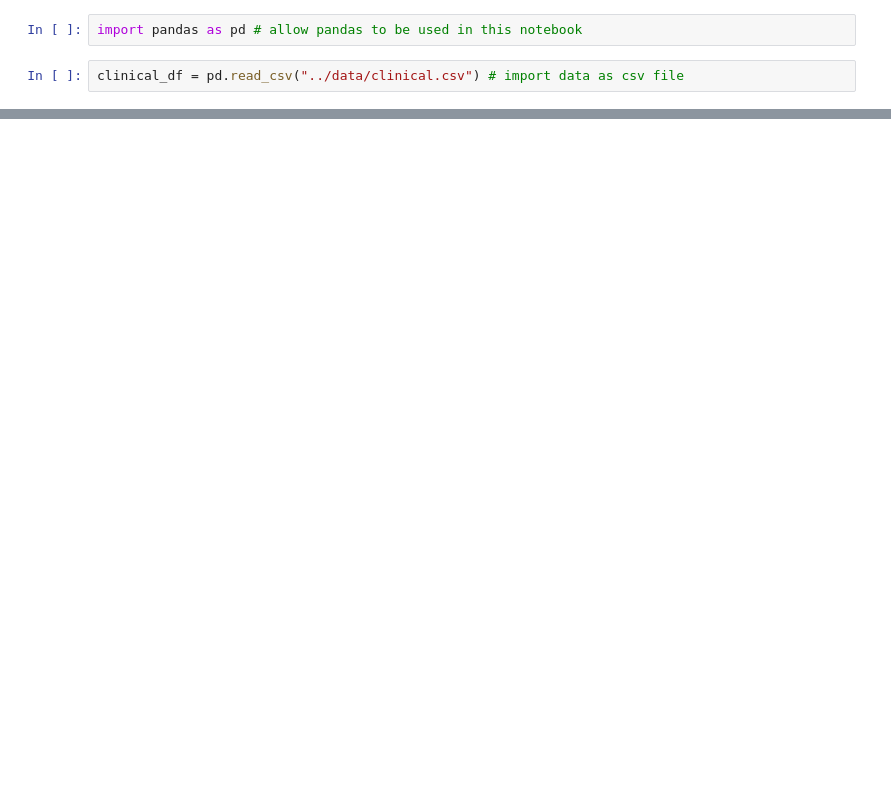
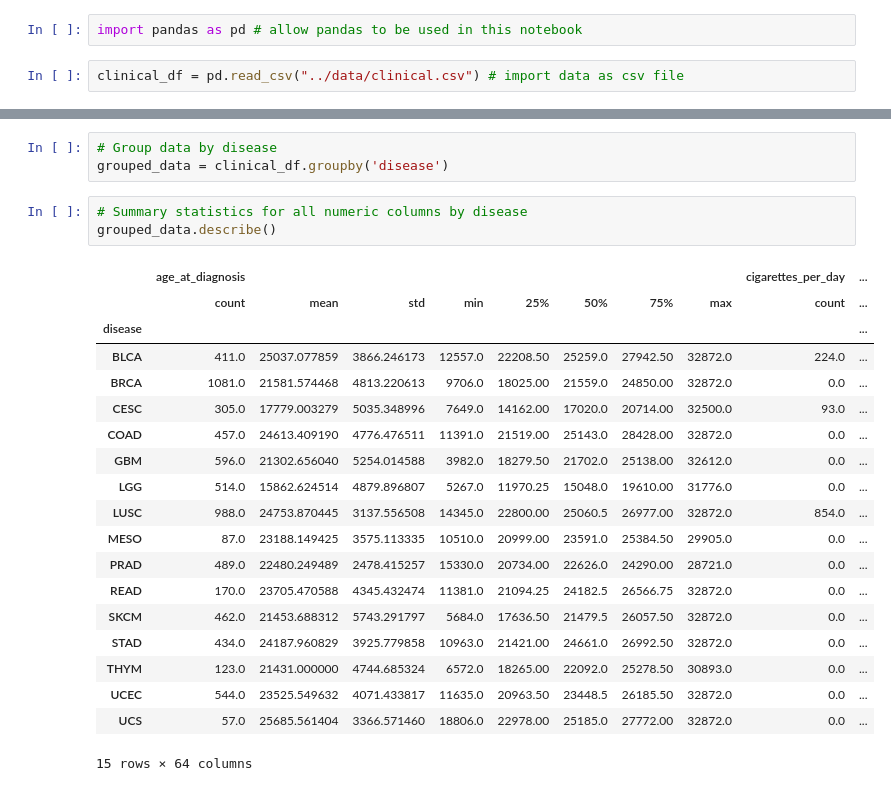
Before and after one commit to fredhutchio/python_intro, a Jupyter notebook: notebooks/week3.ipynb, the cells around one changed output, grey strips where cells are left out. Cells and saved outputs as stored; diff of their text form; blank space fills up the shorter version.

```diff
--- a/notebooks/week3.ipynb
+++ b/notebooks/week3.ipynb
@@ -6,0 +82,26 @@ clinical_df = pd.read_csv("../data/clinical.csv") # import data as csv file
+# %%
+# Group data by disease
+grouped_data = clinical_df.groupby('disease')
+# %%
+# Summary statistics for all numeric columns by disease
+grouped_data.describe()
+# %% [output]
+|  | age_at_diagnosis |  |  |  |  |  |  |  | cigarettes_per_day | ... |
+|  | count | mean | std | min | 25% | 50% | 75% | max | count | ... |
+| disease |  |  |  |  |  |  |  |  |  | ... |
+| BLCA | 411.0 | 25037.077859 | 3866.246173 | 12557.0 | 22208.50 | 25259.0 | 27942.50 | 32872.0 | 224.0 | ... |
+| BRCA | 1081.0 | 21581.574468 | 4813.220613 | 9706.0 | 18025.00 | 21559.0 | 24850.00 | 32872.0 | 0.0 | ... |
+| CESC | 305.0 | 17779.003279 | 5035.348996 | 7649.0 | 14162.00 | 17020.0 | 20714.00 | 32500.0 | 93.0 | ... |
+| COAD | 457.0 | 24613.409190 | 4776.476511 | 11391.0 | 21519.00 | 25143.0 | 28428.00 | 32872.0 | 0.0 | ... |
+| GBM | 596.0 | 21302.656040 | 5254.014588 | 3982.0 | 18279.50 | 21702.0 | 25138.00 | 32612.0 | 0.0 | ... |
+| LGG | 514.0 | 15862.624514 | 4879.896807 | 5267.0 | 11970.25 | 15048.0 | 19610.00 | 31776.0 | 0.0 | ... |
+| LUSC | 988.0 | 24753.870445 | 3137.556508 | 14345.0 | 22800.00 | 25060.5 | 26977.00 | 32872.0 | 854.0 | ... |
+| MESO | 87.0 | 23188.149425 | 3575.113335 | 10510.0 | 20999.00 | 23591.0 | 25384.50 | 29905.0 | 0.0 | ... |
+| PRAD | 489.0 | 22480.249489 | 2478.415257 | 15330.0 | 20734.00 | 22626.0 | 24290.00 | 28721.0 | 0.0 | ... |
+| READ | 170.0 | 23705.470588 | 4345.432474 | 11381.0 | 21094.25 | 24182.5 | 26566.75 | 32872.0 | 0.0 | ... |
+| SKCM | 462.0 | 21453.688312 | 5743.291797 | 5684.0 | 17636.50 | 21479.5 | 26057.50 | 32872.0 | 0.0 | ... |
+| STAD | 434.0 | 24187.960829 | 3925.779858 | 10963.0 | 21421.00 | 24661.0 | 26992.50 | 32872.0 | 0.0 | ... |
+| THYM | 123.0 | 21431.000000 | 4744.685324 | 6572.0 | 18265.00 | 22092.0 | 25278.50 | 30893.0 | 0.0 | ... |
+| UCEC | 544.0 | 23525.549632 | 4071.433817 | 11635.0 | 20963.50 | 23448.5 | 26185.50 | 32872.0 | 0.0 | ... |
+| UCS | 57.0 | 25685.561404 | 3366.571460 | 18806.0 | 22978.00 | 25185.0 | 27772.00 | 32872.0 | 0.0 | ... |
+15 rows × 64 columns
```
Also changed, not shown: parts of 38 cells of this notebook, 3 other files.
